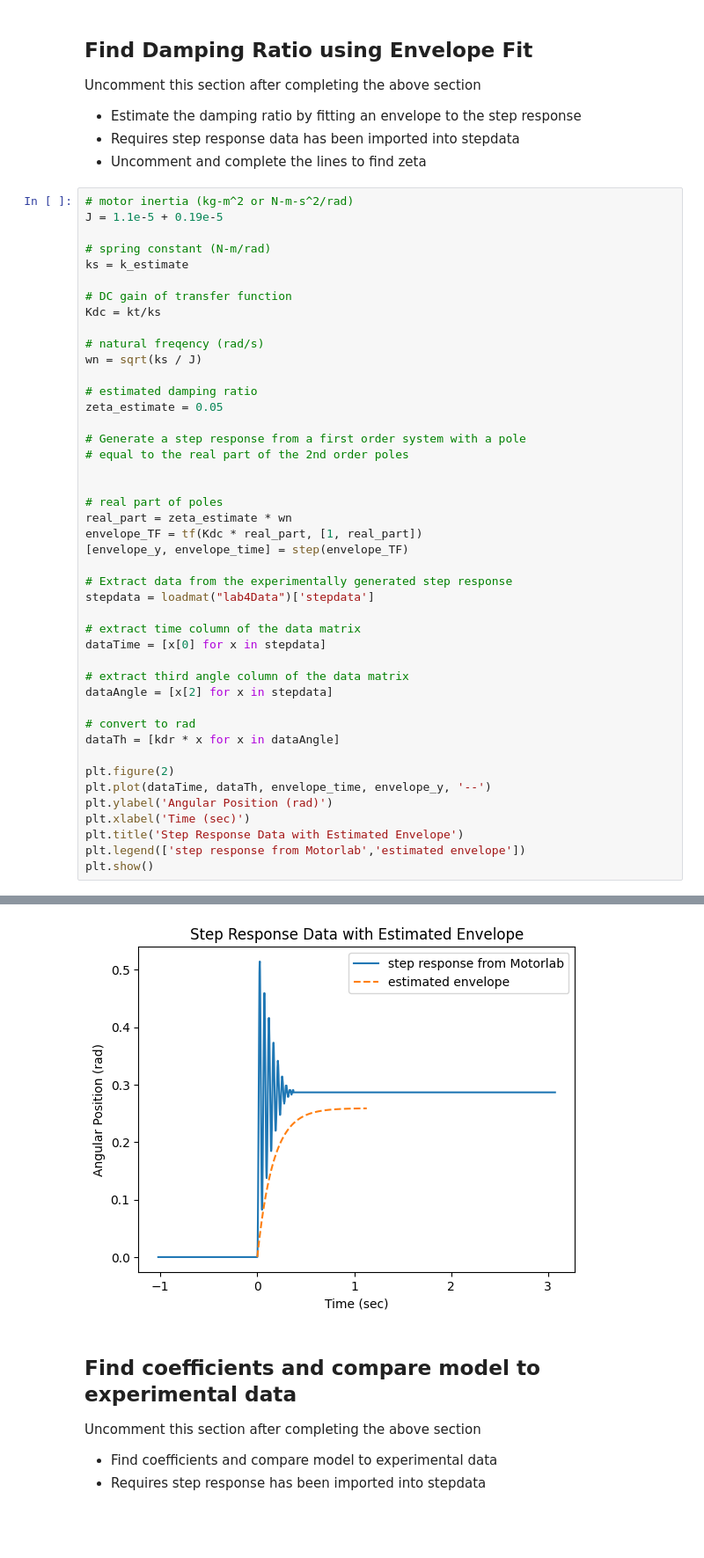
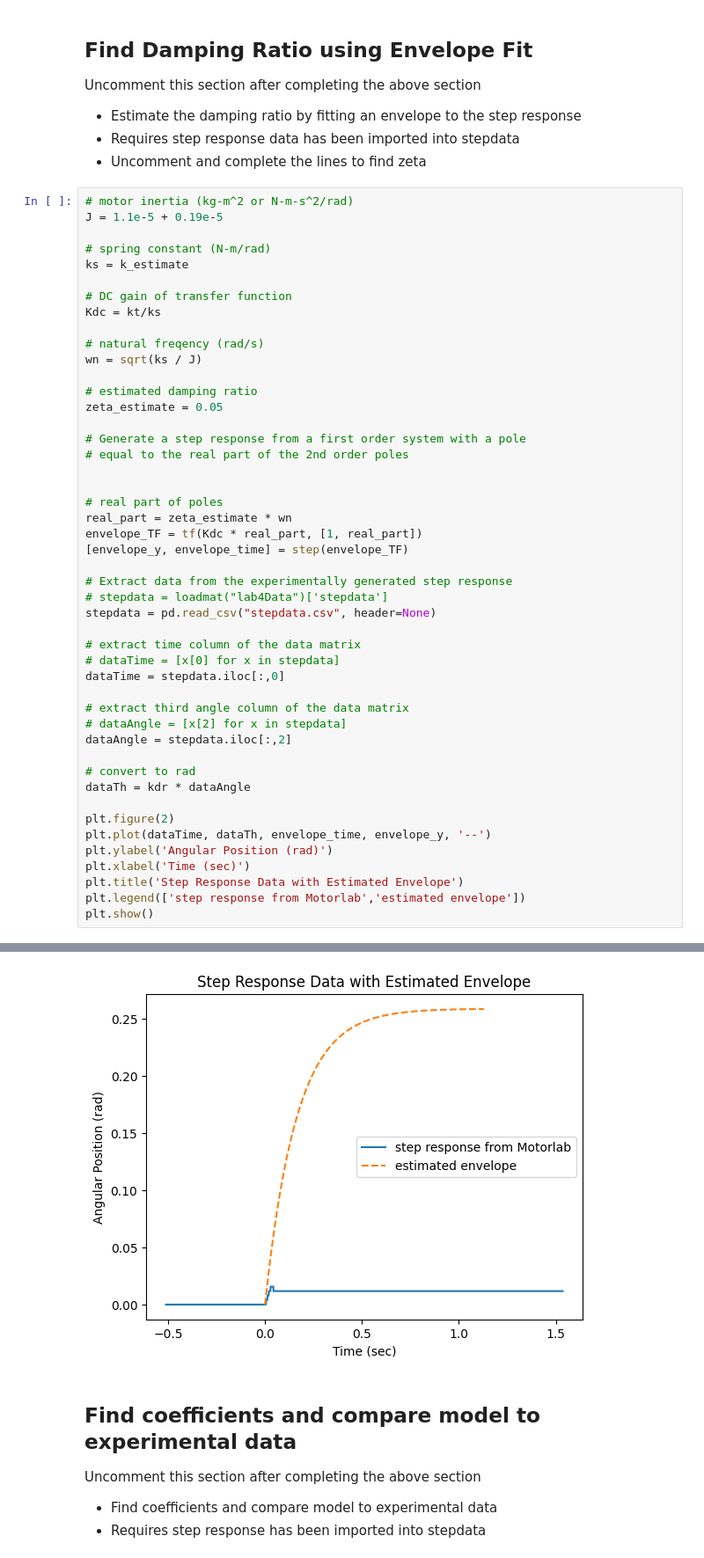
Before and after one commit to mKiloLA/python-based-mne, a Jupyter notebook: control-of-mechanical-systems/Lab_4.ipynb, the cells around one changed output, grey strips where cells are left out. Shown at 88% size. Cells and saved outputs as stored; diff of their text form; blank space fills up the shorter version.

```diff
--- a/control-of-mechanical-systems/Lab_4.ipynb
+++ b/control-of-mechanical-systems/Lab_4.ipynb
@@ -91,16 +92,19 @@ envelope_TF = tf(Kdc * real_part, [1, real_part])
 [envelope_y, envelope_time] = step(envelope_TF)
 
 # Extract data from the experimentally generated step response
-stepdata = loadmat("lab4Data")['stepdata']
+# stepdata = loadmat("lab4Data")['stepdata']
+stepdata = pd.read_csv("stepdata.csv", header=None)
 
 # extract time column of the data matrix
-dataTime = [x[0] for x in stepdata]
+# dataTime = [x[0] for x in stepdata]
+dataTime = stepdata.iloc[:,0]
 
 # extract third angle column of the data matrix
-dataAngle = [x[2] for x in stepdata]
+# dataAngle = [x[2] for x in stepdata]
+dataAngle = stepdata.iloc[:,2]
 
 # convert to rad
-dataTh = [kdr * x for x in dataAngle]
+dataTh = kdr * dataAngle
 
 plt.figure(2)
 plt.plot(dataTime, dataTh, envelope_time, envelope_y, '--')
@@ -113,4 +134,4 @@ plt.show()
-[figure, old version]
+[figure, new version]
 # %% [markdown]
 ## Find coefficients and compare model to experimental data
 Uncomment this section after completing the above section
```
Also changed, not shown: parts of 3 cells of this notebook, 3 other files.
